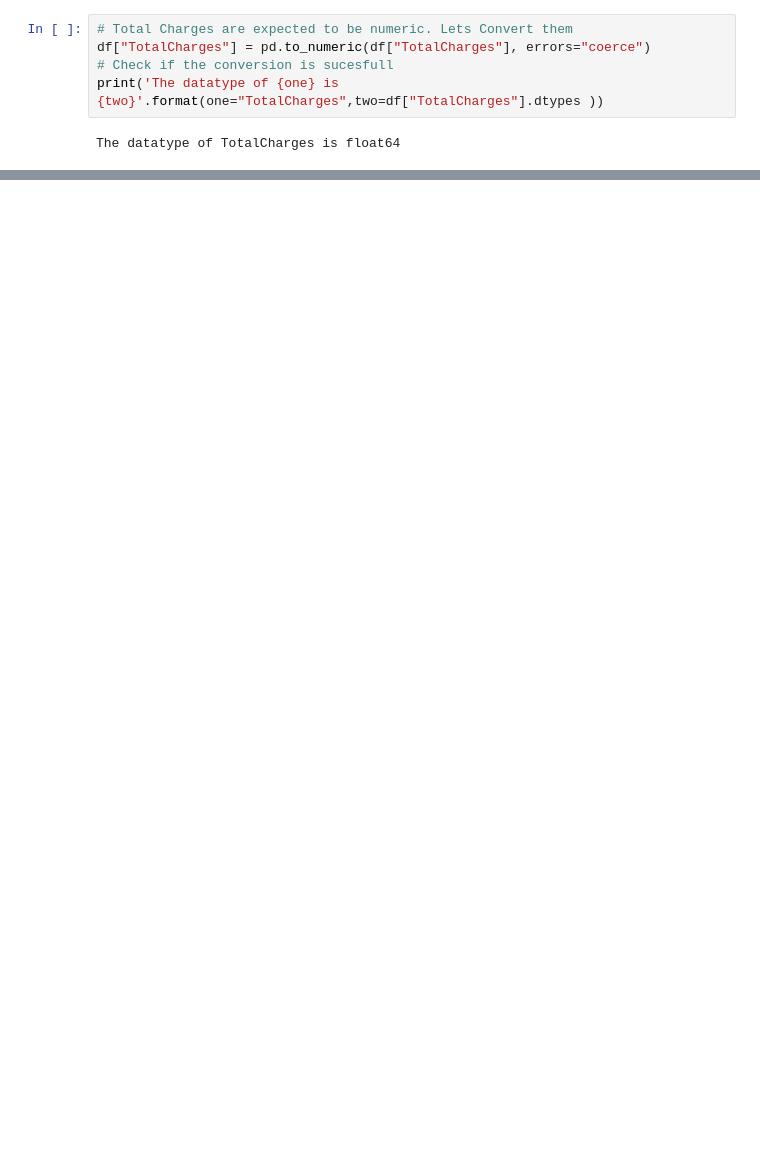
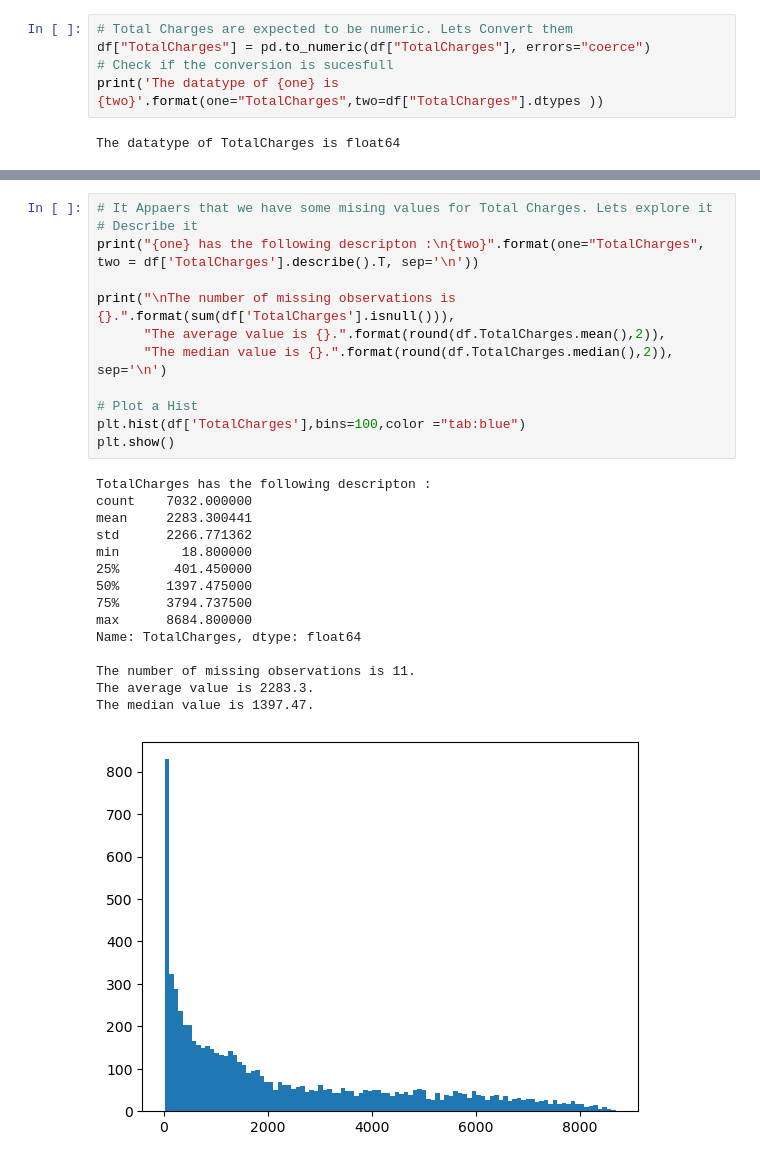
Before and after one commit to HristoPanov/EDA_ML_Telco_Churn, a Jupyter notebook: 02_Scripts/EDA_ML_Telco_Churn.ipynb, the cells around one changed output, grey strips where cells are left out. Saved outputs shown, nothing was run; the diff lists cells and outputs as text; blank space fills up the shorter version.

```diff
--- a/02_Scripts/EDA_ML_Telco_Churn.ipynb
+++ b/02_Scripts/EDA_ML_Telco_Churn.ipynb
@@ -97,0 +121,28 @@ float64
+# %%
+# It Appaers that we have some mising values for Total Charges. Lets explore it
+# Describe it
+print("{one} has the following descripton :\n{two}".format(one="TotalCharges", two = df['TotalCharges'].describe().T, sep='\n'))
+
+print("\nThe number of missing observations is {}.".format(sum(df['TotalCharges'].isnull())),
+      "The average value is {}.".format(round(df.TotalCharges.mean(),2)),
+      "The median value is {}.".format(round(df.TotalCharges.median(),2)), sep='\n')
+
+# Plot a Hist
+plt.hist(df['TotalCharges'],bins=100,color ="tab:blue")
+plt.show()
+# %% [output]
+TotalCharges has the following descripton :
+count    7032.000000
+mean     2283.300441
+std      2266.771362
+min        18.800000
+25%       401.450000
+50%      1397.475000
+75%      3794.737500
+max      8684.800000
+Name: TotalCharges, dtype: float64
+
+The number of missing observations is 11.
+The average value is 2283.3.
+The median value is 1397.47.
+[figure, added]
```
Also changed, not shown: parts of 22 cells of this notebook, 2 other files.
